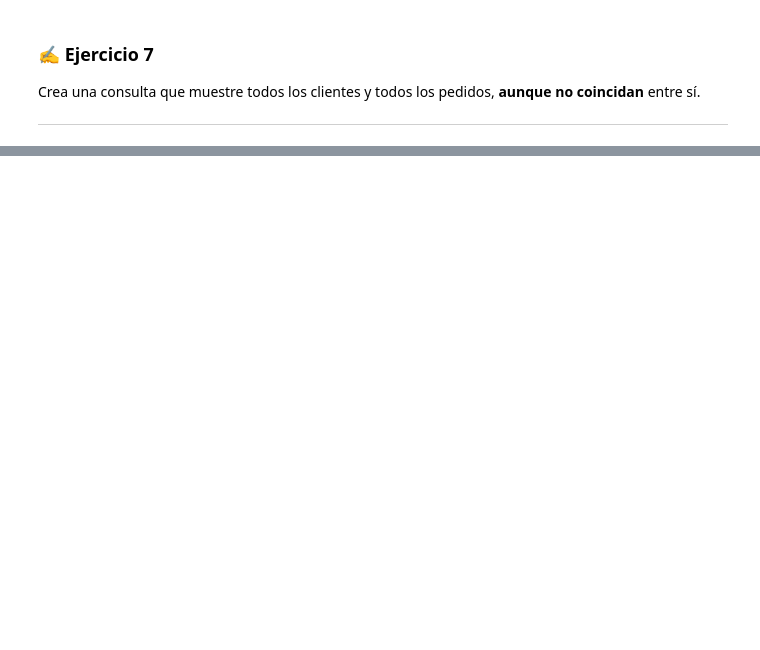
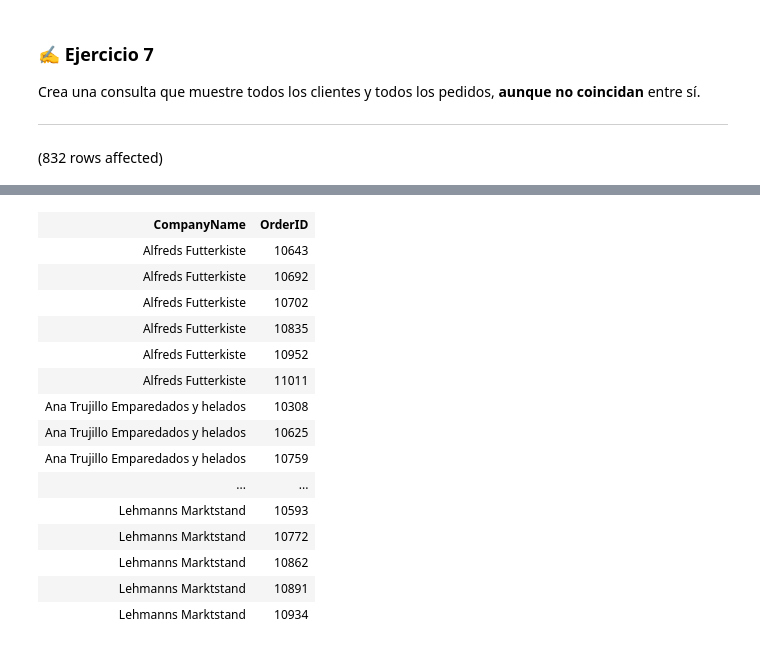
Before and after one commit to Gigomez23/baseDeDatos, a Jupyter notebook: FdBD/Notebook - Uso de JOINS con Northwind.ipynb, the cells around one changed output, grey strips where cells are left out. Cells and saved outputs as stored; diff of their text form; code cells hidden in the pictures; blank space fills up the shorter version.

```diff
--- a/FdBD/Notebook - Uso de JOINS con Northwind.ipynb
+++ b/FdBD/Notebook - Uso de JOINS con Northwind.ipynb
@@ -307,0 +346,6 @@ Crea una consulta que muestre todos los clientes y todos los pedidos, **aunque n
+# %%
+SELECT c.CompanyName, o.OrderID
+FROM Customers AS c
+FULL OUTER JOIN Orders AS o ON c.CustomerID = o.CustomerID;
+# %% [output]
+(832 rows affected)
@@ -307,0 +353,16 @@ Crea una consulta que muestre todos los clientes y todos los pedidos, **aunque n
+| CompanyName | OrderID |
+| Alfreds Futterkiste | 10643 |
+| Alfreds Futterkiste | 10692 |
+| Alfreds Futterkiste | 10702 |
+| Alfreds Futterkiste | 10835 |
+| Alfreds Futterkiste | 10952 |
+| Alfreds Futterkiste | 11011 |
+| Ana Trujillo Emparedados y helados | 10308 |
+| Ana Trujillo Emparedados y helados | 10625 |
+| Ana Trujillo Emparedados y helados | 10759 |
+| ... | ... |
+| Lehmanns Marktstand | 10593 |
+| Lehmanns Marktstand | 10772 |
+| Lehmanns Marktstand | 10862 |
+| Lehmanns Marktstand | 10891 |
+| Lehmanns Marktstand | 10934 |
```
Also changed, not shown: parts of 5 cells of this notebook.
